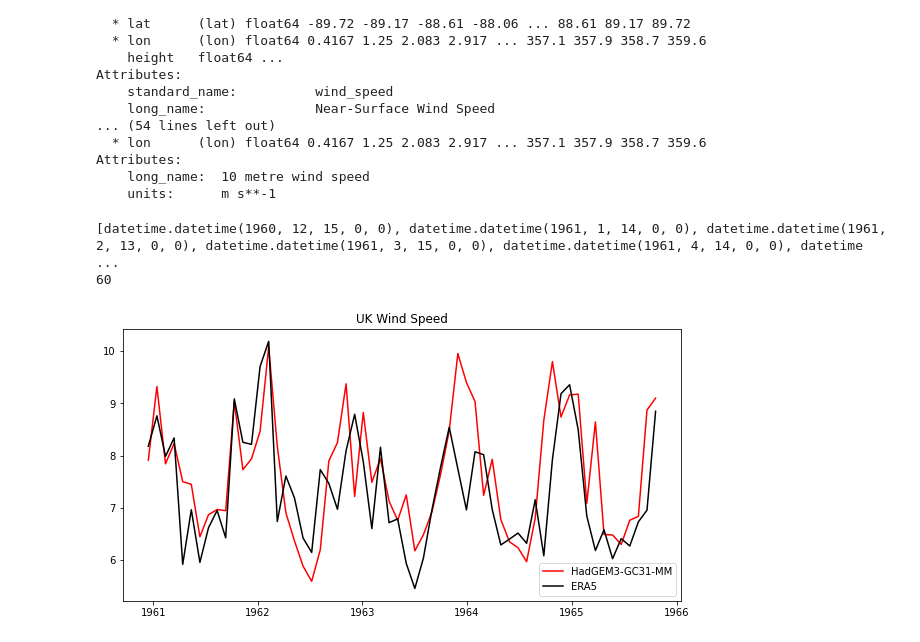
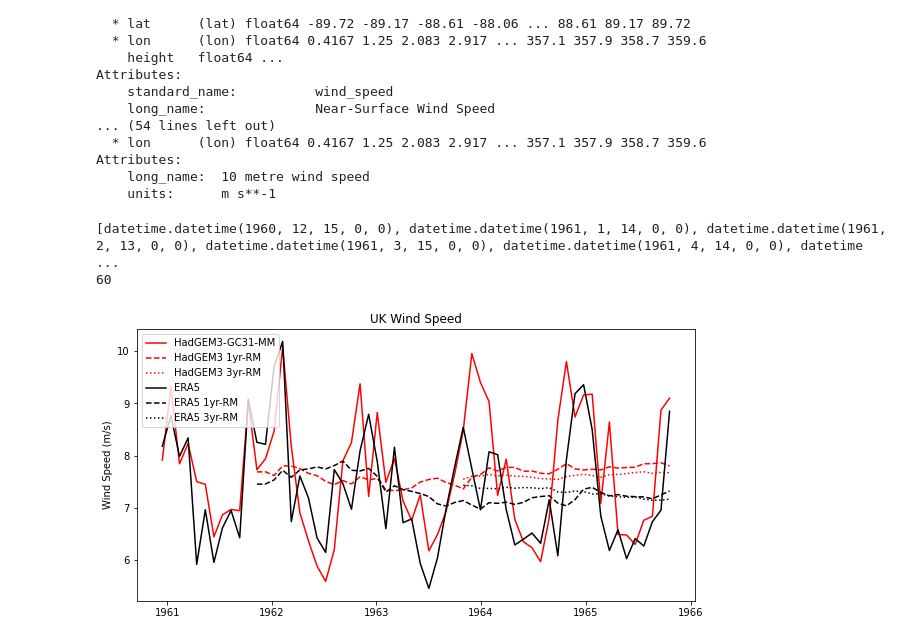
Before and after one commit to benhutchmet/multi_year_unseen, a Jupyter notebook: multi_year_unseen.ipynb, the cells around one changed output. Cells and saved outputs as stored; diff of their text form; code cells hidden in the pictures.

```diff
--- a/multi_year_unseen.ipynb
+++ b/multi_year_unseen.ipynb
@@ -337,31 +496,59 @@ hadgem_values = hadgem_example_uk_ts.values
 # Extract the values
 obs_values = obs_regrid_uk_ts.values
 
+# Process a 12-month running mean
+hadgem_values_12m_rm = pd.Series(hadgem_values).rolling(window=12).mean().values
+
+# Process a 12-month running mean
+obs_values_12m_rm = pd.Series(obs_values).rolling(window=12).mean().values
+
+# Process a 36-month running mean
+hadgem_values_36m_rm = pd.Series(hadgem_values).rolling(window=36).mean().values
+
+# Process a 36-month running mean
+obs_values_36m_rm = pd.Series(obs_values).rolling(window=36).mean().values
+
+
 # Plot the two time series
 # Set up the figure
 # Convert the time values to datetime objects
 
 # set up the figure
 fig = plt.figure(figsize=(10, 5))
 
 # Plot the HadGEM data
 ax = fig.add_subplot(1, 1, 1)
 
 # # Plot the HadGEM data
 ax.plot(time, hadgem_values, label="HadGEM3-GC31-MM", color='red')
 
+# Plot the 12-month running mean
+ax.plot(time, hadgem_values_12m_rm, label="HadGEM3 1yr-RM", color='red', linestyle='--')
+
+# Plot the 36-month running mean
+ax.plot(time, hadgem_values_36m_rm, label="HadGEM3 3yr-RM", color='red', linestyle=':')
+
 # Plot the ERA5 data
 ax.plot(time, obs_values, label="ERA5", color='k')
+
+# Plot the 12-month running mean
+ax.plot(time, obs_values_12m_rm, label="ERA5 1yr-RM", color='k', linestyle='--')
+
+# Plot the 36-month running mean
+ax.plot(time, obs_values_36m_rm, label="ERA5 3yr-RM", color='k', linestyle=':')
 
 # Add a legend
 ax.legend()
 
 # Add a title
 ax.set_title("UK Wind Speed")
 
+# Include a y-label
+ax.set_ylabel("Wind Speed (m/s)")
+
 # # show the plot
 plt.show()
 # %% [output]
 [datetime.datetime(1960, 12, 15, 0, 0), datetime.datetime(1961, 1, 14, 0, 0), datetime.datetime(1961, 2, 13, 0, 0), datetime.datetime(1961, 3, 15, 0, 0), datetime.datetime(1961, 4, 14, 0, 0), datetime ...
 60
-[figure, old version]
+[figure, new version]
```
Also changed, not shown: parts of 8 cells of this notebook, 4 other files.
